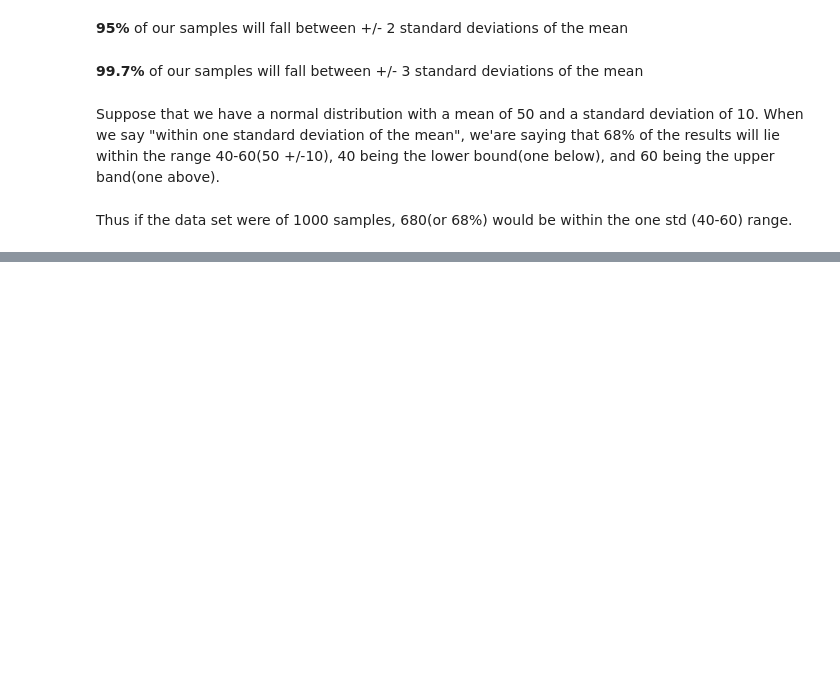
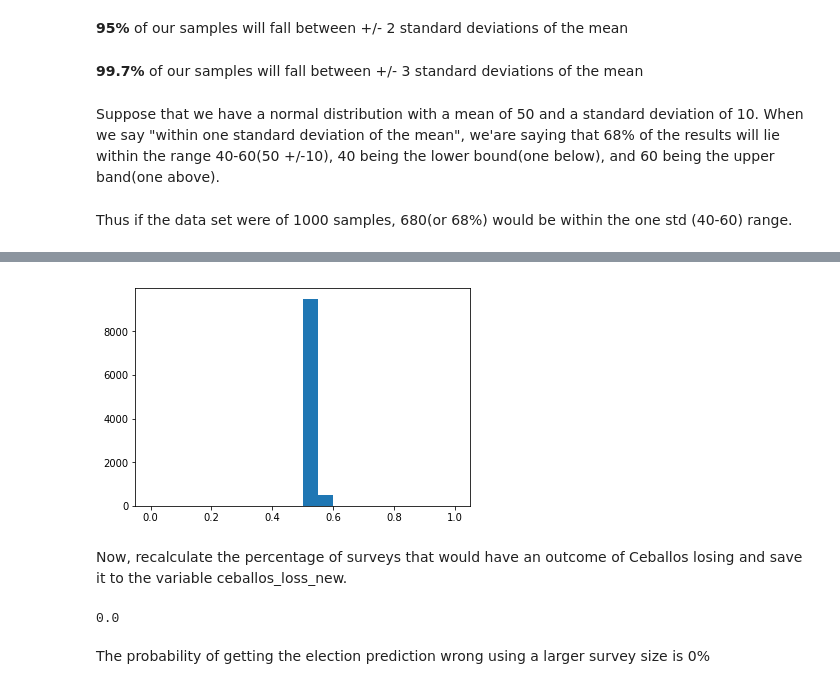
Before and after one commit to TheBoyMoe/DataScience-Repo, a Jupyter notebook: CodeAcademy-Data-Science/03-NumPy/notes/04-statistical-distributions-with-numpy.ipynb, the cells around one changed output, grey strips where cells are left out. Drawn from its saved outputs; the diff is of its cells as text; code cells hidden in the pictures; blank space fills up the shorter version.

```diff
--- a/CodeAcademy-Data-Science/03-NumPy/notes/04-statistical-distributions-with-numpy.ipynb
+++ b/CodeAcademy-Data-Science/03-NumPy/notes/04-statistical-distributions-with-numpy.ipynb
@@ -129,0 +263,19 @@ Thus if the data set were of 1000 samples, 680(or 68%) would be within the one s
+# %%
+# rpt but with a larger survey length
+large_survey_size = float(7000)
+large_survey = np.random.binomial(large_survey_size, 0.54, 10000) / large_survey_size
+plt.close()
+plt.hist(large_survey, range=(0,1), bins=20)
+plt.show()
+# %% [output]
+[figure, added]
+# %% [markdown]
+Now, recalculate the percentage of surveys that would have an outcome of Ceballos losing and save it to the variable ceballos_loss_new.
+# %%
+incorrect_predictions = len(large_survey[large_survey < 0.5])
+ceballos_loss_new = incorrect_predictions / large_survey_size
+print(ceballos_loss_new)
+# %% [output]
+0.0
+# %% [markdown]
+The probability of getting the election prediction wrong using a larger survey size is 0%
```
Also changed, not shown: parts of 31 cells of this notebook.
